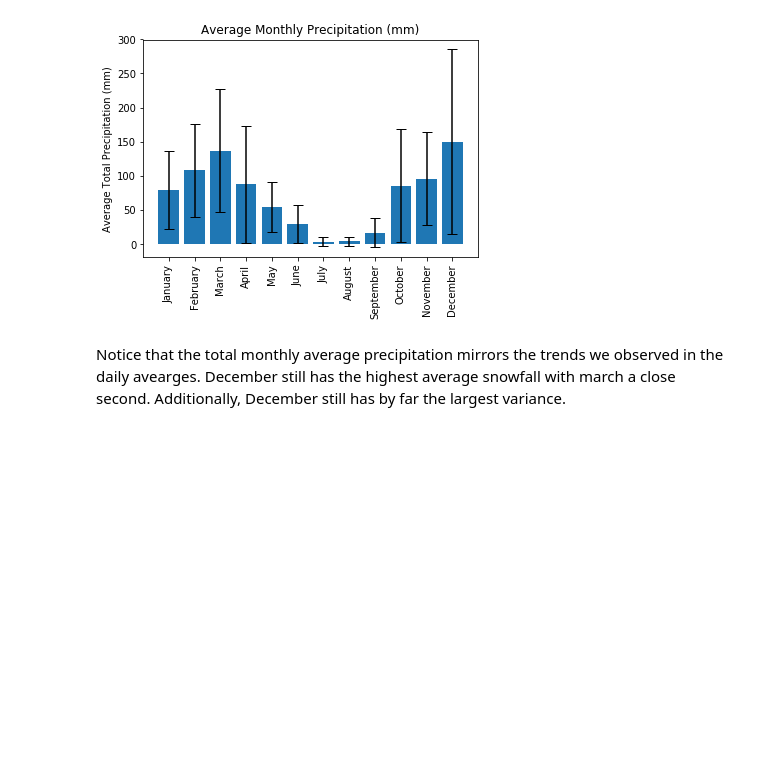
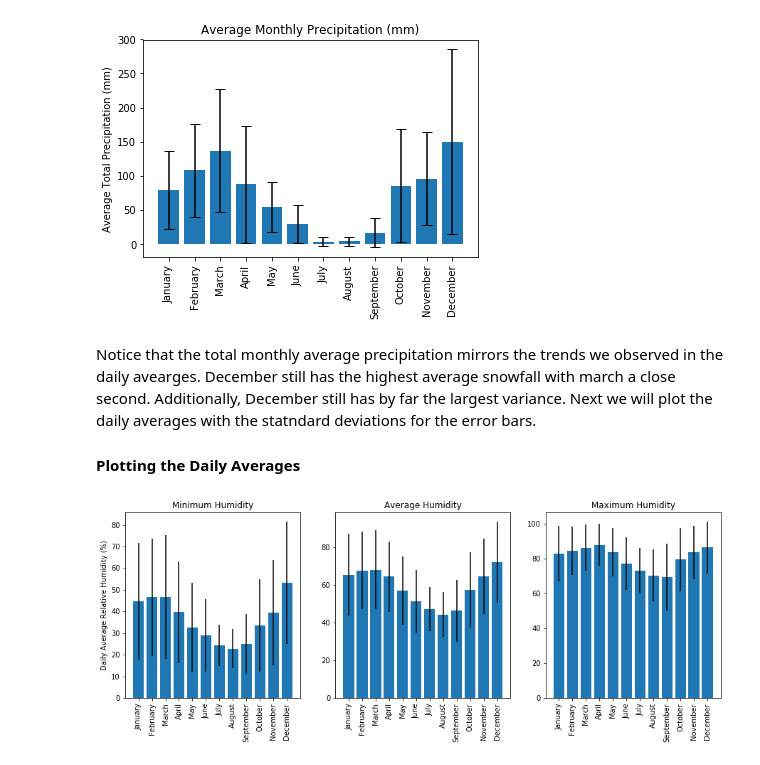
Before and after one commit to JohnnyLomas/SB_Powder_Project, a Jupyter notebook: ExploratoryAnalysis.ipynb, the cells around one changed output. Drawn from its saved outputs; the diff is of its cells as text; code cells hidden in the pictures; blank space fills up the shorter version.

```diff
--- a/ExploratoryAnalysis.ipynb
+++ b/ExploratoryAnalysis.ipynb
@@ -420,4 +423,30 @@ plt.show()
 # %% [output]
 [figure]
 # %% [markdown]
-Notice that the total monthly average precipitation mirrors the trends we observed in the daily avearges. December still has the highest average snowfall with march a close second. Additionally, December still has by far the largest variance.
+Notice that the total monthly average precipitation mirrors the trends we observed in the daily avearges. December still has the highest average snowfall with march a close second. Additionally, December still has by far the largest variance. Next we will plot the daily averages with the statndard deviations for the error bars.
+
+#### Plotting the Daily Averages
+# %%
+# Daily average's by month grouped by variable type
+
+# Humidity
+plt.figure(1, figsize = [15, 4.8])
+plt.subplot(131)
+plt.bar(meanStats_df.Month, meanStats_df.Hmin, yerr = stdStats_df.Hmin)
+plt.title("Minimum Humidity")
+plt.ylabel("Daily Average Relative Humidity (%)")
+plt.xticks(rotation = 'vertical')
+
+plt.subplot(132)
+plt.bar(meanStats_df.Month, meanStats_df.Havg, yerr = stdStats_df.Havg)
+plt.title("Average Humidity")
+plt.xticks(rotation = 'vertical')
+
+plt.subplot(133)
+plt.bar(meanStats_df.Month, meanStats_df.Hmax, yerr = stdStats_df.Hmax)
+plt.title("Maximum Humidity")
+plt.xticks(rotation = 'vertical')
+
+plt.show()
+# %% [output]
+[figure, added]
```
Also changed, not shown: parts of 12 cells of this notebook, 12 other files.
